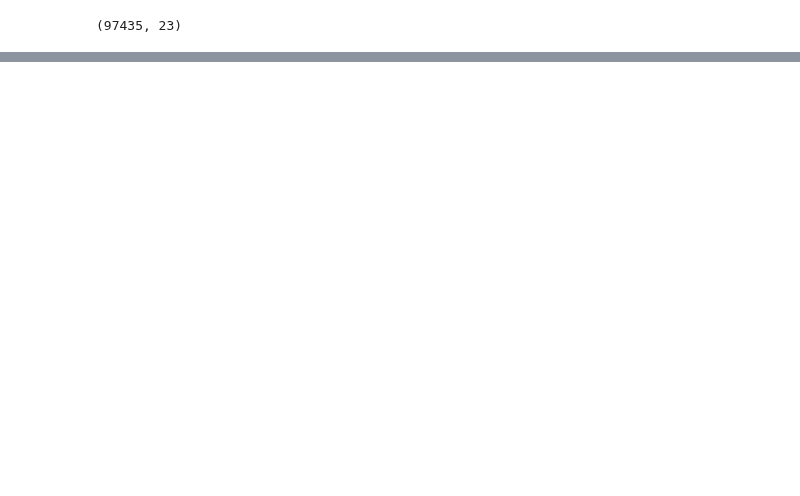
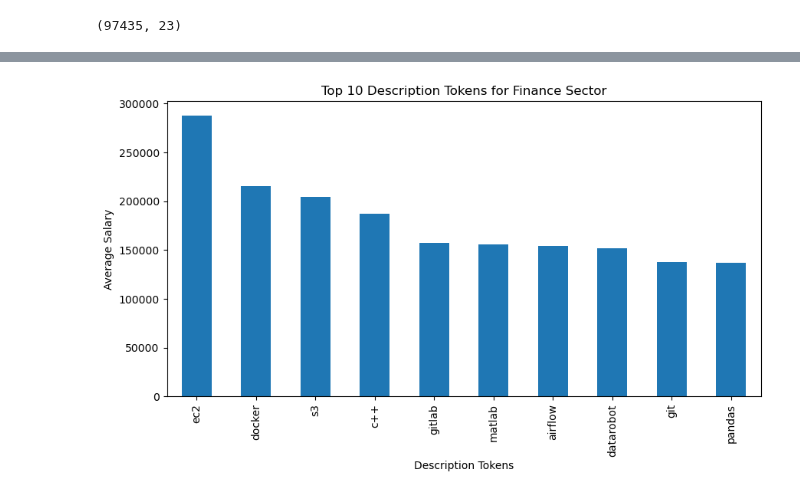
Before and after one commit to Decoding-Data-Jobs/data-jobs-project, a Jupyter notebook: click_working/click_draft2.ipynb, the cells around one changed output, grey strips where cells are left out. Saved outputs shown, nothing was run; the diff lists cells and outputs as text; code cells hidden in the pictures; blank space fills up the shorter version.

Commit message:
update after exp with adjusted sectors

```diff
--- a/click_working/click_draft2.ipynb
+++ b/click_working/click_draft2.ipynb
@@ -1307,0 +1333,8 @@ plt.show()
+# %%
+# want to separate the dataframes by sector to visualize the top 10 description tokens per sector
+finance = adjusted_df[adjusted_df['sector'] == 'Finance']
+healthcare = adjusted_df[adjusted_df['sector'] == 'Healthcare']
+technology = adjusted_df[adjusted_df['sector'] == 'Technology']
+education = adjusted_df[adjusted_df['sector'] == 'Education']
+retail = adjusted_df[adjusted_df['sector'] == 'Retail']
+real_estate = adjusted_df[adjusted_df['sector'] == 'Real Estate']
@@ -1307,0 +1359,17 @@ plt.show()
+# %%
+def top_10_description_tokens(df, title):
+    grouped_df = df.groupby('description_tokens')['avg_salary'].mean().sort_values(ascending=False).head(10)
+
+    # Plotting the data
+    import matplotlib.pyplot as plt
+
+    plt.figure(figsize=(10, 5))
+    grouped_df.plot(kind='bar')
+    plt.title(title)
+    plt.xlabel('Description Tokens')
+    plt.ylabel('Average Salary')
+    plt.show()
+# %%
+top_10_description_tokens(finance, 'Top 10 Description Tokens for Finance Sector')
+# %% [output]
+[figure, added]
```
Also changed, not shown: parts of 23 cells of this notebook.
